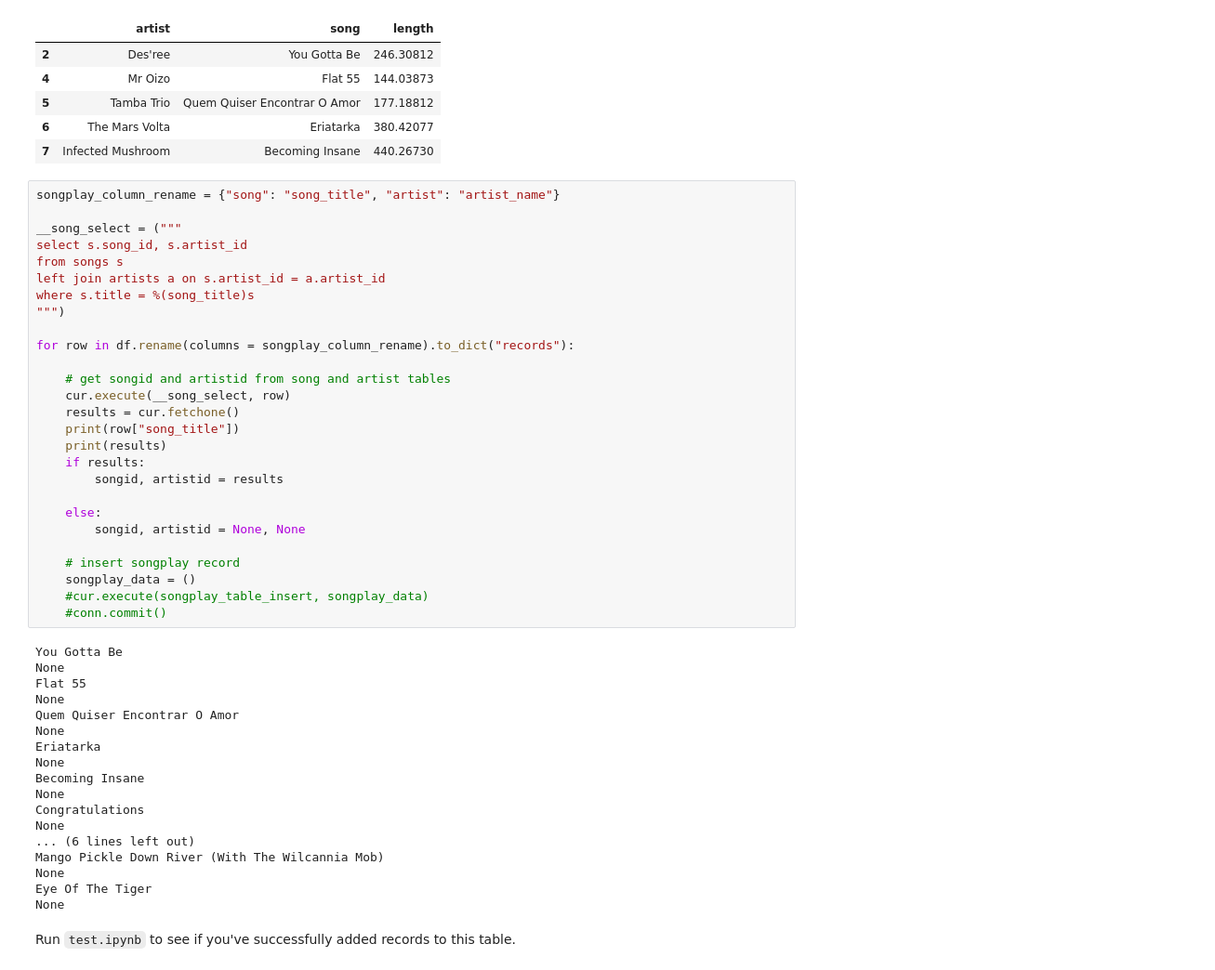
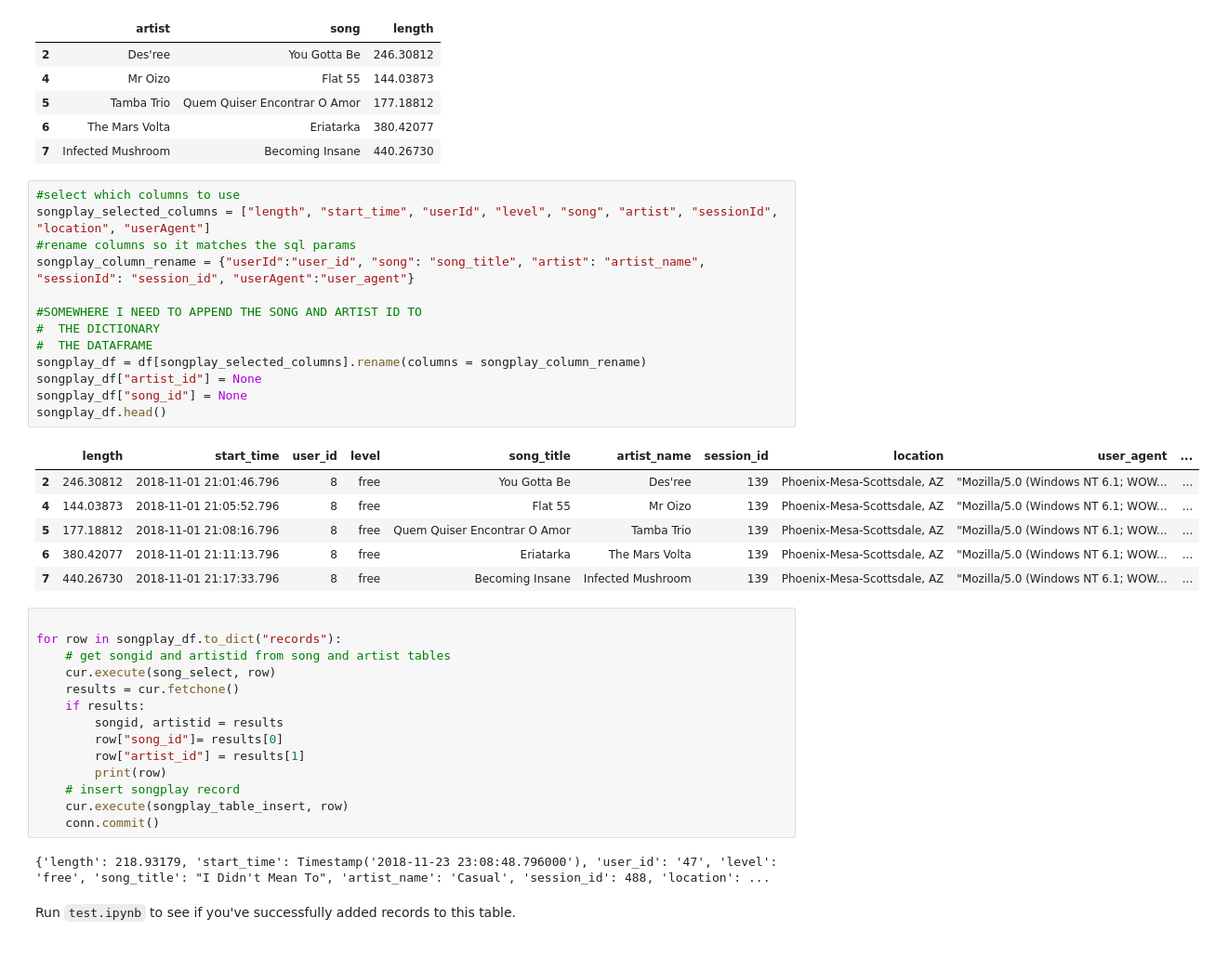
Before and after one commit to joseph-higaki/UDataEng_L02P01_create-song-play-schema, a Jupyter notebook: etl.ipynb, the cells around one changed output. Shown at 93% size. Drawn from its saved outputs; the diff is of its cells as text.

Commit message:
Up to insert songplays

```diff
--- a/etl.ipynb
+++ b/etl.ipynb
@@ -242,51 +245,42 @@ df[["artist","song","length"]].head()
 | 5 | Tamba Trio | Quem Quiser Encontrar O Amor | 177.18812 |
 | 6 | The Mars Volta | Eriatarka | 380.42077 |
 | 7 | Infected Mushroom | Becoming Insane | 440.26730 |
+# %%
+#select which columns to use
+songplay_selected_columns = ["length", "start_time", "userId", "level", "song", "artist", "sessionId", "location", "userAgent"]
+#rename columns so it matches the sql params
+songplay_column_rename = {"userId":"user_id", "song": "song_title", "artist": "artist_name",  "sessionId": "session_id", "userAgent":"user_agent"}
+
+#SOMEWHERE I NEED TO APPEND THE SONG AND ARTIST ID TO
+#  THE DICTIONARY
+#  THE DATAFRAME
+songplay_df = df[songplay_selected_columns].rename(columns = songplay_column_rename)
+songplay_df["artist_id"] = None
+songplay_df["song_id"] = None
+songplay_df.head()
+# %% [output]
+|  | length | start_time | user_id | level | song_title | artist_name | session_id | location | user_agent | ... |
+| 2 | 246.30812 | 2018-11-01 21:01:46.796 | 8 | free | You Gotta Be | Des'ree | 139 | Phoenix-Mesa-Scottsdale, AZ | "Mozilla/5.0 (Windows NT 6.1; WOW... | ... |
+| 4 | 144.03873 | 2018-11-01 21:05:52.796 | 8 | free | Flat 55 | Mr Oizo | 139 | Phoenix-Mesa-Scottsdale, AZ | "Mozilla/5.0 (Windows NT 6.1; WOW... | ... |
+| 5 | 177.18812 | 2018-11-01 21:08:16.796 | 8 | free | Quem Quiser Encontrar O Amor | Tamba Trio | 139 | Phoenix-Mesa-Scottsdale, AZ | "Mozilla/5.0 (Windows NT 6.1; WOW... | ... |
+| 6 | 380.42077 | 2018-11-01 21:11:13.796 | 8 | free | Eriatarka | The Mars Volta | 139 | Phoenix-Mesa-Scottsdale, AZ | "Mozilla/5.0 (Windows NT 6.1; WOW... | ... |
+| 7 | 440.26730 | 2018-11-01 21:17:33.796 | 8 | free | Becoming Insane | Infected Mushroom | 139 | Phoenix-Mesa-Scottsdale, AZ | "Mozilla/5.0 (Windows NT 6.1; WOW... | ... |
 # %%
-songplay_column_rename = {"song": "song_title", "artist": "artist_name"}
 
-__song_select = ("""
-select s.song_id, s.artist_id
-from songs s
-left join artists a on s.artist_id = a.artist_id
-where s.title = %(song_title)s
-""")
-
-for row in df.rename(columns = songplay_column_rename).to_dict("records"):
-
+for row in songplay_df.to_dict("records"):
     # get songid and artistid from song and artist tables
-    cur.execute(__song_select, row)
+    cur.execute(song_select, row)
     results = cur.fetchone()
-    print(row["song_title"])
-    print(results)
     if results:
         songid, artistid = results
-
-    else:
-        songid, artistid = None, None
-
+        row["song_id"]= results[0]
+        row["artist_id"] = results[1]
+        print(row)
     # insert songplay record
-    songplay_data = ()
-    #cur.execute(songplay_table_insert, songplay_data)
-    #conn.commit()
+    cur.execute(songplay_table_insert, row)
+    conn.commit()
 # %% [output]
-You Gotta Be
-None
-Flat 55
-None
-Quem Quiser Encontrar O Amor
-None
-Eriatarka
-None
-Becoming Insane
-None
-Congratulations
-None
-... (6 lines left out)
-Mango Pickle Down River (With The Wilcannia Mob)
-None
-Eye Of The Tiger
-None
+{'length': 218.93179, 'start_time': Timestamp('2018-11-23 23:08:48.796000'), 'user_id': '47', 'level': 'free', 'song_title': "I Didn't Mean To", 'artist_name': 'Casual', 'session_id': 488, 'location': ...
 # %% [markdown]
 Run `test.ipynb` to see if you've successfully added records to this table.
 # %% [markdown]
```
Also changed, not shown: parts of 6 cells of this notebook, 5 other files.
